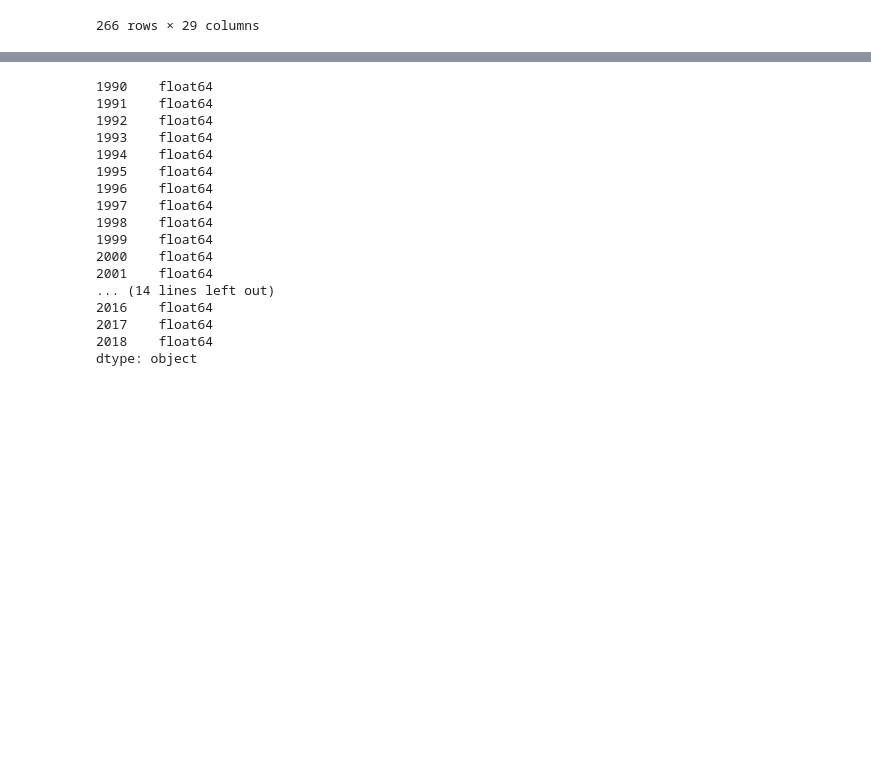
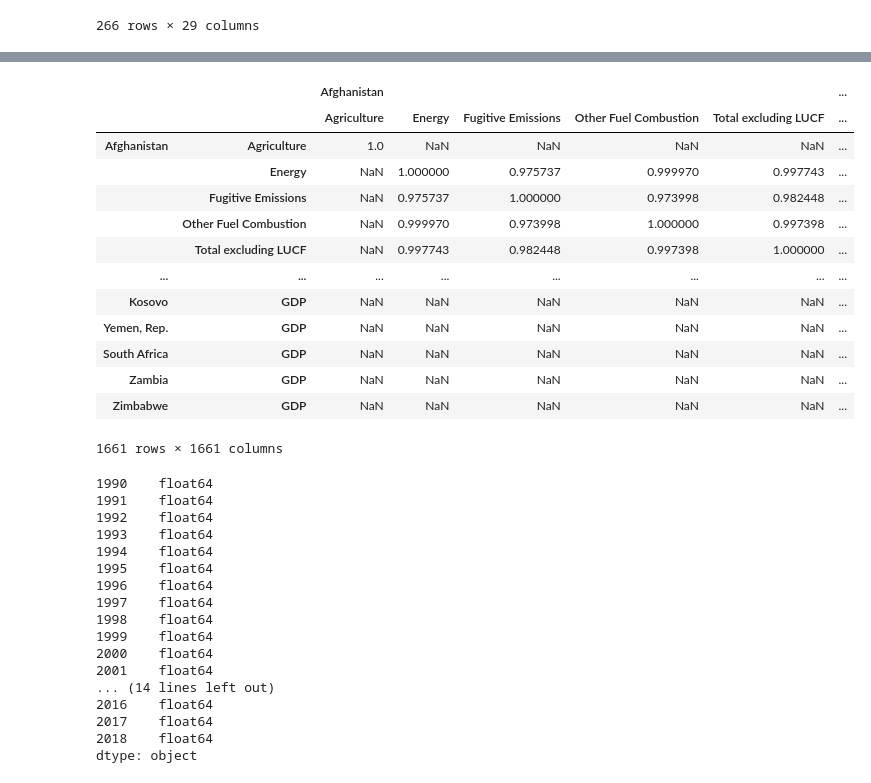
Before and after one commit to OxanaDrotieva/Methane_emissions_analysis, a Jupyter notebook: methane-emissions.ipynb, the cells around one changed output, grey strips where cells are left out. Saved outputs shown, nothing was run; the diff lists cells and outputs as text; code cells hidden in the pictures; blank space fills up the shorter version.

```diff
--- a/methane-emissions.ipynb
+++ b/methane-emissions.ipynb
@@ -80,3 +198,20 @@ GDP_df
+# %%
+merged.transpose().corr()[merged.transpose().corr()>0.95].dropna(how='all').dropna(how='all', axis=1)
+# %% [output]
+|  |  | Afghanistan |  |  |  |  | ... |
+|  |  | Agriculture | Energy | Fugitive Emissions | Other Fuel Combustion | Total excluding LUCF | ... |
+| Afghanistan | Agriculture | 1.0 | NaN | NaN | NaN | NaN | ... |
+|  | Energy | NaN | 1.000000 | 0.975737 | 0.999970 | 0.997743 | ... |
+|  | Fugitive Emissions | NaN | 0.975737 | 1.000000 | 0.973998 | 0.982448 | ... |
+|  | Other Fuel Combustion | NaN | 0.999970 | 0.973998 | 1.000000 | 0.997398 | ... |
+|  | Total excluding LUCF | NaN | 0.997743 | 0.982448 | 0.997398 | 1.000000 | ... |
+| ... | ... | ... | ... | ... | ... | ... | ... |
+| Kosovo | GDP | NaN | NaN | NaN | NaN | NaN | ... |
+| Yemen, Rep. | GDP | NaN | NaN | NaN | NaN | NaN | ... |
+| South Africa | GDP | NaN | NaN | NaN | NaN | NaN | ... |
+| Zambia | GDP | NaN | NaN | NaN | NaN | NaN | ... |
+| Zimbabwe | GDP | NaN | NaN | NaN | NaN | NaN | ... |
+1661 rows × 1661 columns
 # %%
 # Find data types
 GDP_df.dtypes
```
Also changed, not shown: parts of 14 cells of this notebook.
